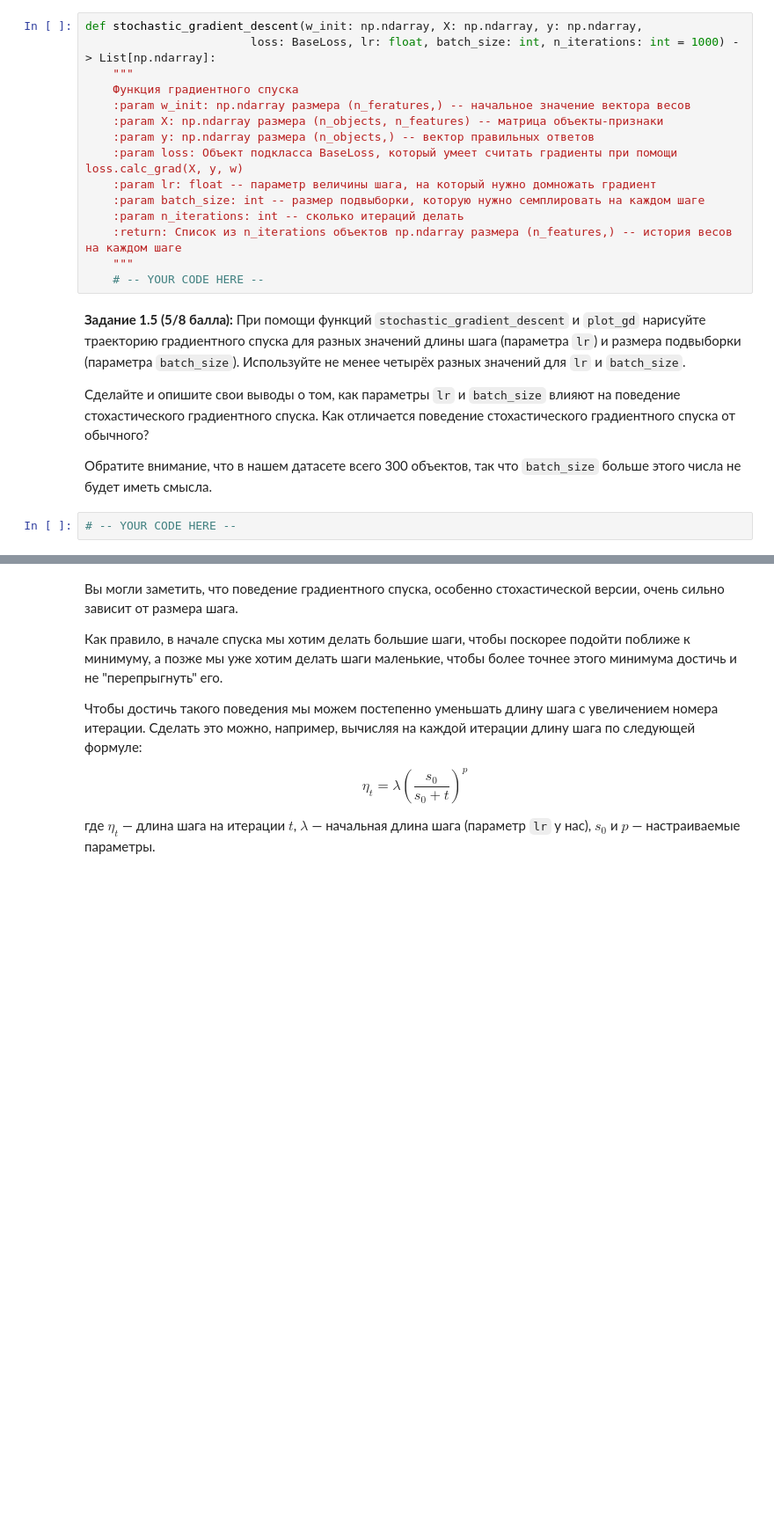
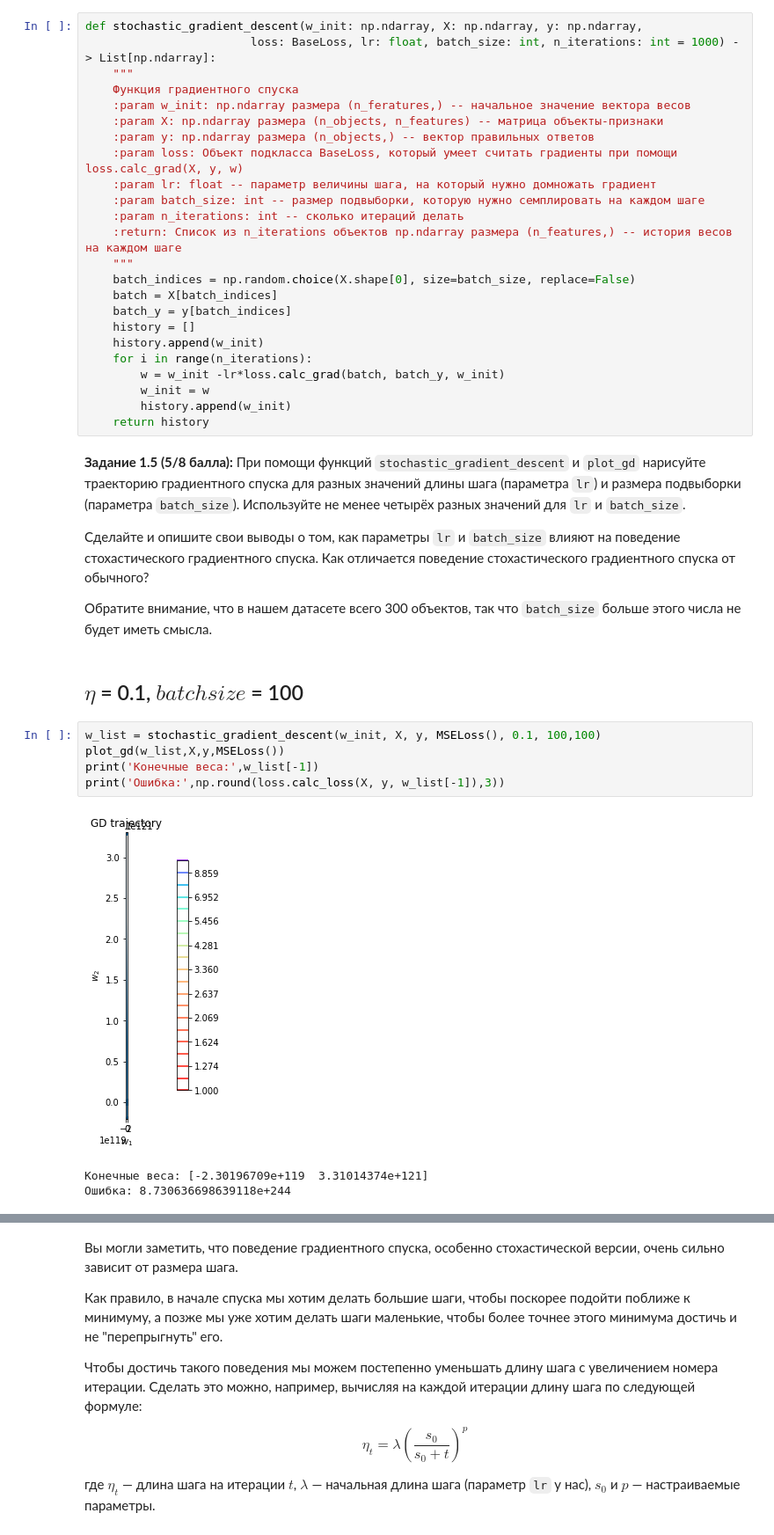
Before and after one commit to krottttt/iad, a Jupyter notebook: hw5.ipynb, the cells around one changed output, grey strips where cells are left out. Shown at 88% size. Drawn from its saved outputs; the diff is of its cells as text; blank space fills up the shorter version.

Commit message:
adding ver 1.4: stoch_grad_descent and sgd_pl are done

```diff
--- a/hw5.ipynb
+++ b/hw5.ipynb
@@ -327,12 +327,30 @@ def stochastic_gradient_descent(w_init: np.ndarray, X: np.ndarray, y: np.ndarray
     :param n_iterations: int -- сколько итераций делать
     :return: Список из n_iterations объектов np.ndarray размера (n_features,) -- история весов на каждом шаге
     """
-    # -- YOUR CODE HERE --
+    batch_indices = np.random.choice(X.shape[0], size=batch_size, replace=False)
+    batch = X[batch_indices]
+    batch_y = y[batch_indices]
+    history = []
+    history.append(w_init)
+    for i in range(n_iterations):
+        w = w_init -lr*loss.calc_grad(batch, batch_y, w_init)
+        w_init = w
+        history.append(w_init)
+    return history
 # %% [markdown]
 **Задание 1.5 (5/8 балла):** При помощи функций `stochastic_gradient_descent` и  `plot_gd` нарисуйте траекторию градиентного спуска для разных значений длины шага (параметра `lr`) и размера подвыборки (параметра `batch_size`). Используйте не менее четырёх разных значений для `lr` и `batch_size`.
 
 Сделайте и опишите свои выводы о том, как параметры  `lr` и `batch_size` влияют на поведение стохастического градиентного спуска. Как отличается поведение стохастического градиентного спуска от обычного?
 
 Обратите внимание, что в нашем датасете всего 300 объектов, так что `batch_size` больше этого числа не будет иметь смысла.
-# %%
-# -- YOUR CODE HERE --
+# %% [markdown]
+## $\eta$ = 0.1, $batchsize$ = 100
+# %%
+w_list = stochastic_gradient_descent(w_init, X, y, MSELoss(), 0.1, 100,100)
+plot_gd(w_list,X,y,MSELoss())
+print('Конечные веса:',w_list[-1])
+print('Ошибка:',np.round(loss.calc_loss(X, y, w_list[-1]),3))
+# %% [output]
+[figure, added]
+Конечные веса: [-2.30196709e+119  3.31014374e+121]
+Ошибка: 8.730636698639118e+244
```
Also changed, not shown: parts of 22 cells of this notebook.
